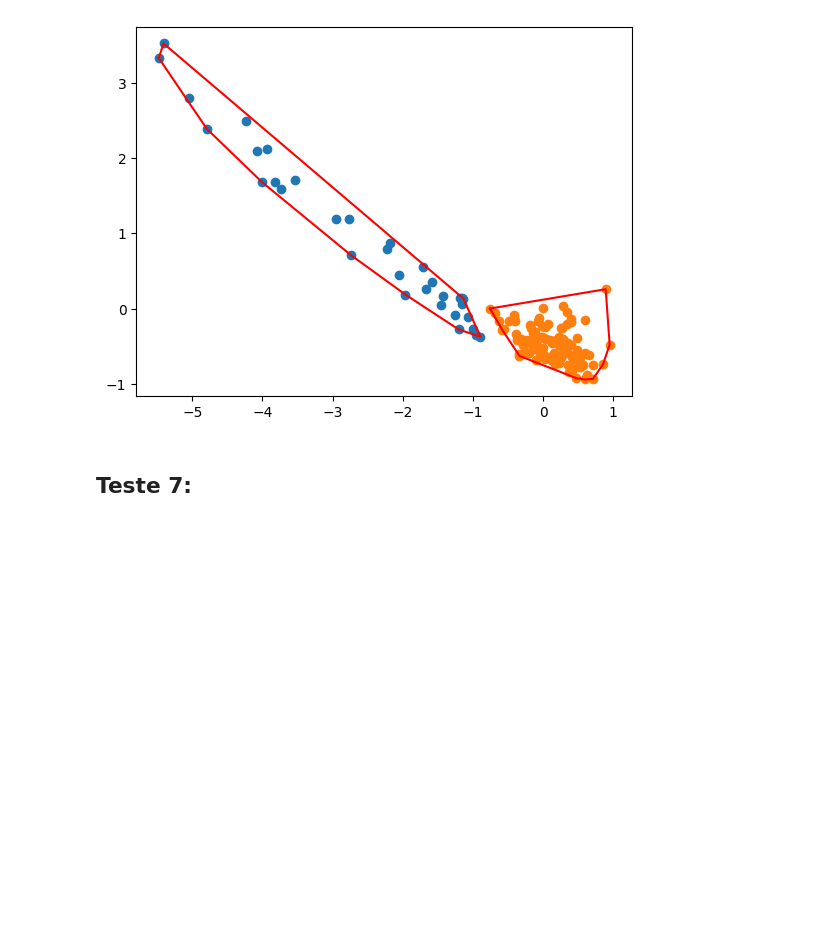
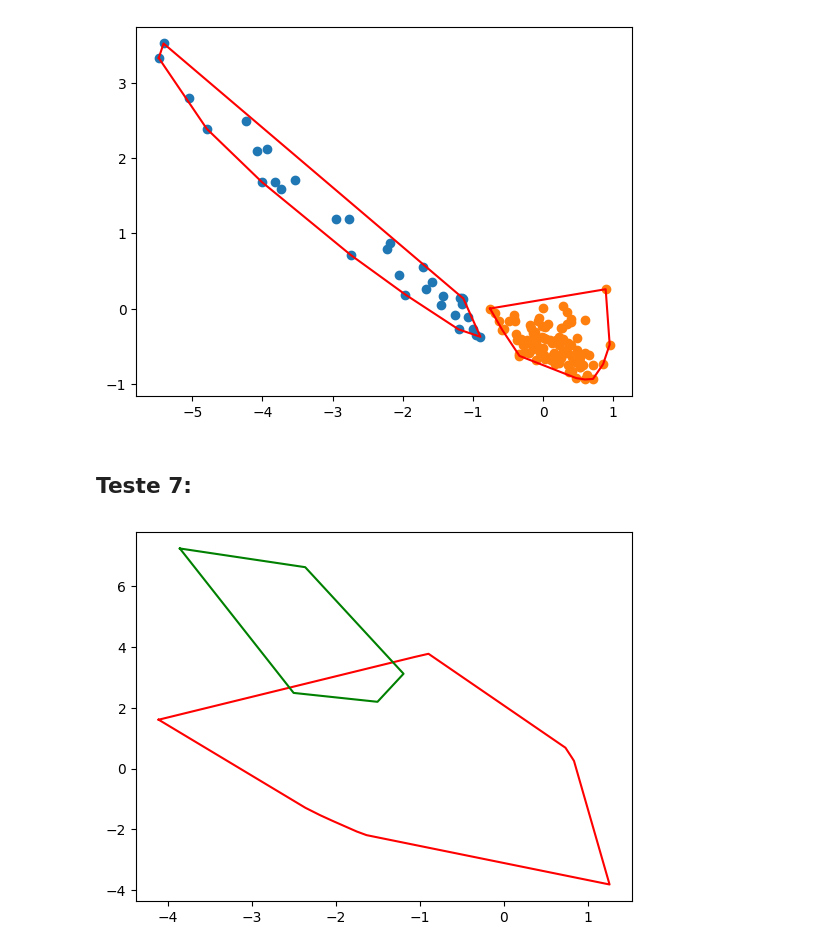
Before and after one commit to MFreyaG/Machine-learning-with-convex-hull, a Jupyter notebook: tp1_alg2.ipynb, the cells around one changed output. Saved outputs shown, nothing was run; the diff lists cells and outputs as text; code cells hidden in the pictures; blank space fills up the shorter version.

Commit message:
new datasets added

```diff
--- a/tp1_alg2.ipynb
+++ b/tp1_alg2.ipynb
@@ -667,3 +660,25 @@ plt.show()
 [figure]
 # %% [markdown]
 ## Teste 7: ##
+# %%
+ring_df = pd.read_csv('datasets/shuttle.csv')
+ring_type = ring_df['Class']
+
+ring_df.drop(columns=['Class'], inplace=True)
+ring_reduced = PCA(n_components=2).fit_transform(ring_df)
+
+ring_1_set = []
+ring_2_set = []
+index = 0
+for ring in ring_type:
+    if ring == 3:
+        ring_1_set.append(Point(ring_reduced[index][0], ring_reduced[index][1]))
+    elif ring == 6:
+        ring_2_set.append(Point(ring_reduced[index][0], ring_reduced[index][1]))
+    index+=1
+
+DataPlot.hull_plot(ring_1_set, color="red")
+DataPlot.hull_plot(ring_2_set, color="green")
+plt.show()
+# %% [output]
+[figure, added]
```
Also changed, not shown: parts of 11 cells of this notebook, 4 other files.
